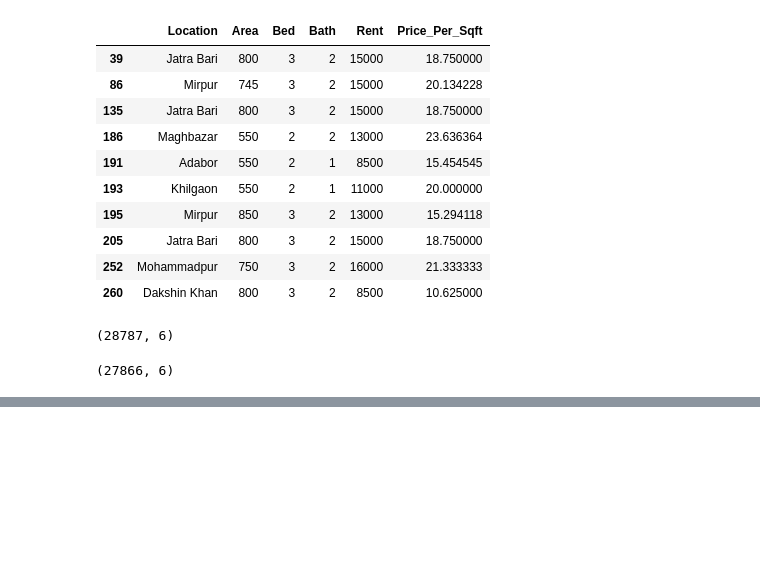
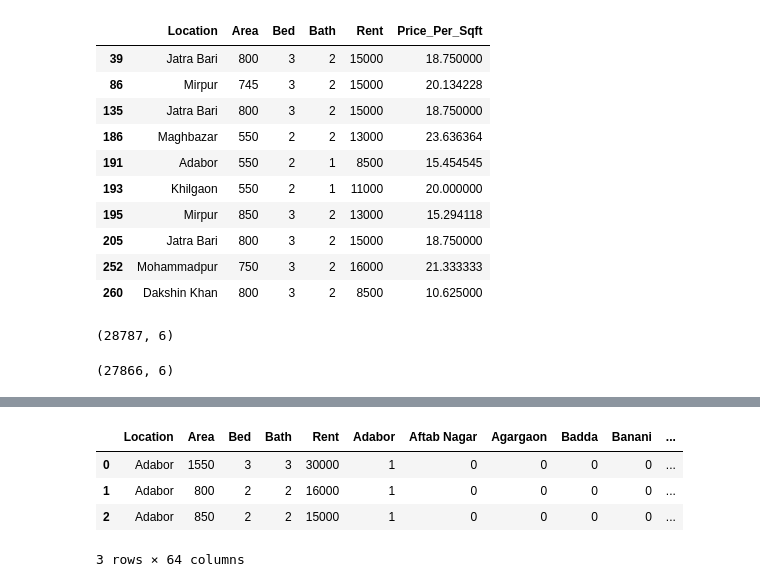
Before and after one commit to shakib1404/SPL2-reantalapp, a Jupyter notebook: server/RentPrediction/Notebook/HouseRent.ipynb, the cells around one changed output, grey strips where cells are left out. Drawn from its saved outputs; the diff is of its cells as text; code cells hidden in the pictures; blank space fills up the shorter version.

```diff
--- a/server/RentPrediction/Notebook/HouseRent.ipynb
+++ b/server/RentPrediction/Notebook/HouseRent.ipynb
@@ -279,0 +390,9 @@ df2.shape
+# %%
+df7=pd.concat([df6,dummies.drop('other',axis='columns')],axis='columns')
+df7.head(3)
+# %% [output]
+|  | Location | Area | Bed | Bath | Rent | Adabor | Aftab Nagar | Agargaon | Badda | Banani | ... |
+| 0 | Adabor | 1550 | 3 | 3 | 30000 | 1 | 0 | 0 | 0 | 0 | ... |
+| 1 | Adabor | 800 | 2 | 2 | 16000 | 1 | 0 | 0 | 0 | 0 | ... |
+| 2 | Adabor | 850 | 2 | 2 | 15000 | 1 | 0 | 0 | 0 | 0 | ... |
+3 rows × 64 columns
```
Also changed, not shown: parts of 31 cells of this notebook, 6 other files.
